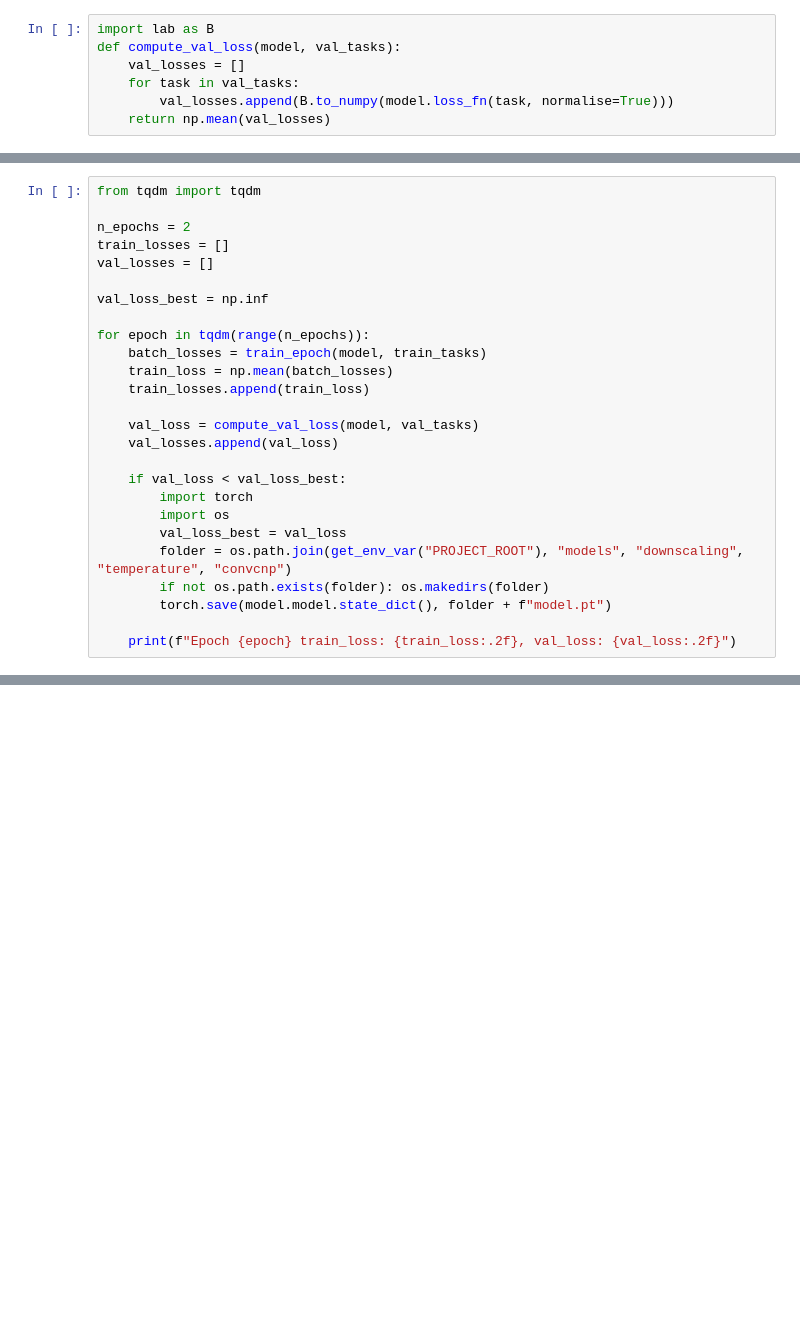
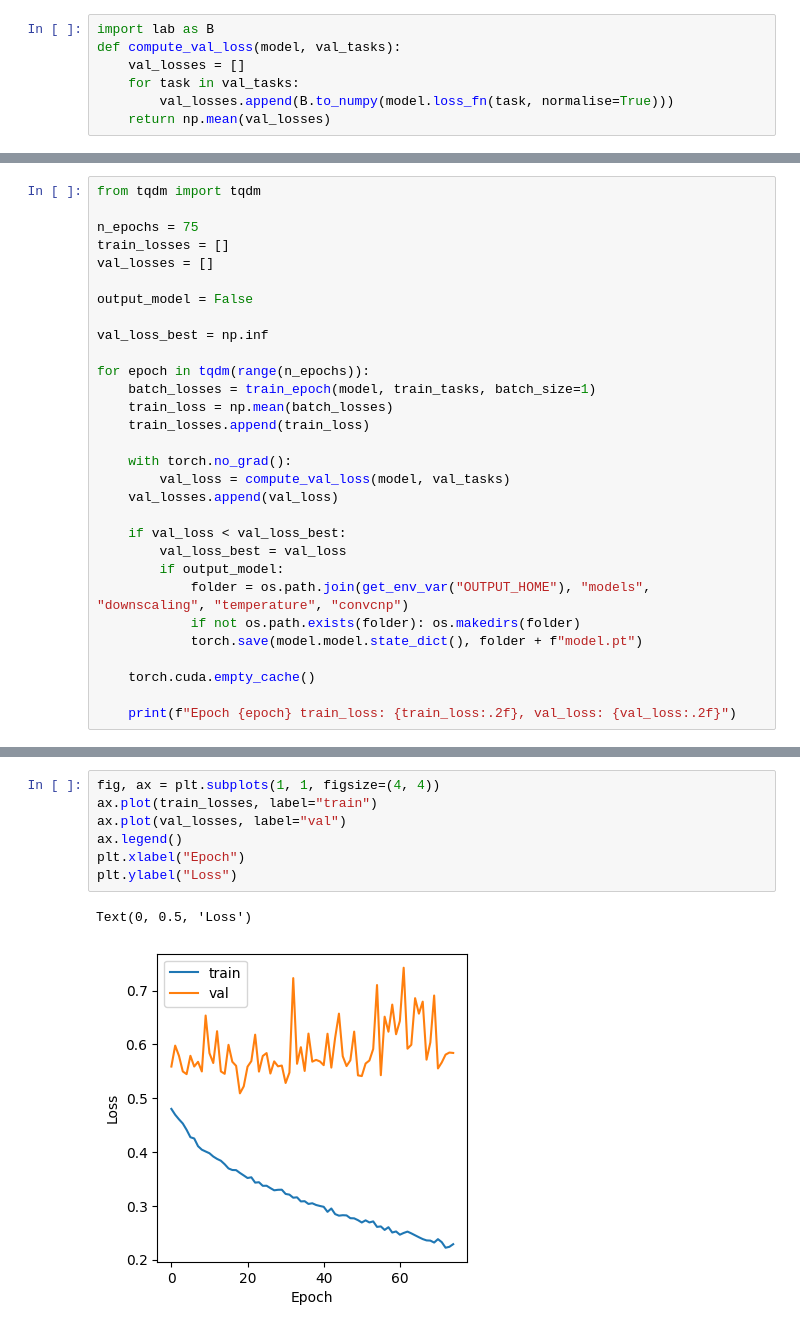
Before and after one commit to LennoxC/convcnp-assim-nz, a Jupyter notebook: notebooks/experiments/exp1_temperature_ConvCNP.ipynb, the cells around one changed output, grey strips where cells are left out. Drawn from its saved outputs; the diff is of its cells as text; blank space fills up the shorter version.

Commit message:
model training works

```diff
--- a/notebooks/experiments/exp1_temperature_ConvCNP.ipynb
+++ b/notebooks/experiments/exp1_temperature_ConvCNP.ipynb
@@ -250,27 +423,31 @@ def compute_val_loss(model, val_tasks):
 # %%
 from tqdm import tqdm
 
-n_epochs = 2
+n_epochs = 75
 train_losses = []
 val_losses = []
+
+output_model = False
 
 val_loss_best = np.inf
 
 for epoch in tqdm(range(n_epochs)):
-    batch_losses = train_epoch(model, train_tasks)
+    batch_losses = train_epoch(model, train_tasks, batch_size=1)
     train_loss = np.mean(batch_losses)
     train_losses.append(train_loss)
 
-    val_loss = compute_val_loss(model, val_tasks)
+    with torch.no_grad():
+        val_loss = compute_val_loss(model, val_tasks)
     val_losses.append(val_loss)
 
     if val_loss < val_loss_best:
-        import torch
-        import os
         val_loss_best = val_loss
-        folder = os.path.join(get_env_var("PROJECT_ROOT"), "models", "downscaling", "temperature", "convcnp")
-        if not os.path.exists(folder): os.makedirs(folder)
-        torch.save(model.model.state_dict(), folder + f"model.pt")
+        if output_model:
+            folder = os.path.join(get_env_var("OUTPUT_HOME"), "models", "downscaling", "temperature", "convcnp")
+            if not os.path.exists(folder): os.makedirs(folder)
+            torch.save(model.model.state_dict(), folder + f"model.pt")
+
+    torch.cuda.empty_cache()
 
     print(f"Epoch {epoch} train_loss: {train_loss:.2f}, val_loss: {val_loss:.2f}")
 # %% [output]
@@ -277,0 +476,10 @@ OutOfMemoryError: CUDA out of memory. Tried to allocate 10.16 GiB. GPU 0 has a t
+# %%
+fig, ax = plt.subplots(1, 1, figsize=(4, 4))
+ax.plot(train_losses, label="train")
+ax.plot(val_losses, label="val")
+ax.legend()
+plt.xlabel("Epoch")
+plt.ylabel("Loss")
+# %% [output]
+Text(0, 0.5, 'Loss')
+[figure, added]
```
Also changed, not shown: parts of 37 cells of this notebook, 1 other file.
